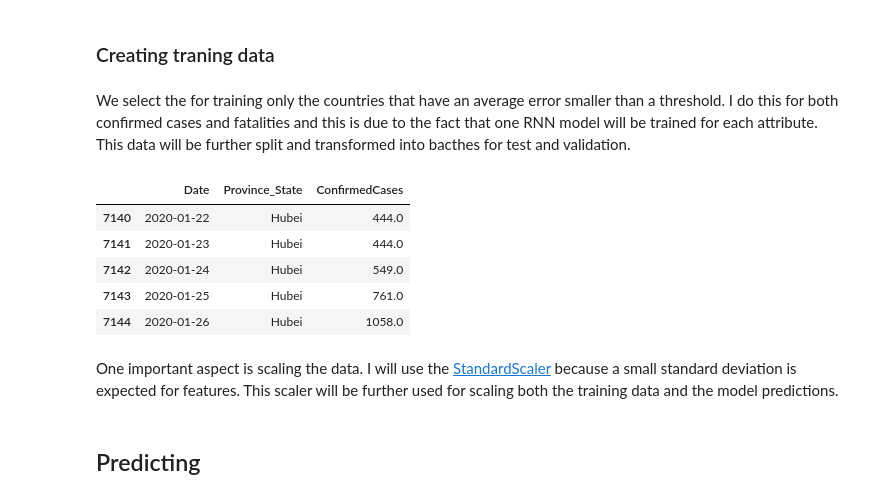
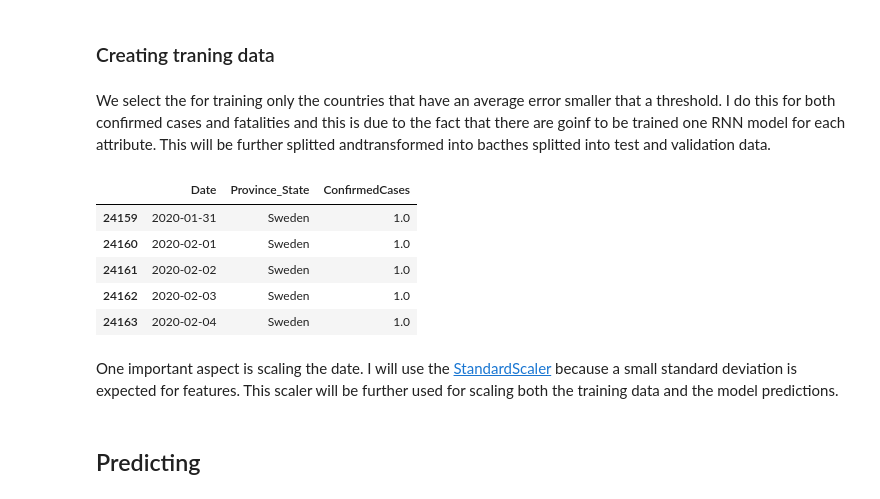
Before and after one commit to rdbch/COVID-19-Forecast, a Jupyter notebook: notebooks/Covid_19_spread_prediction_rnn.ipynb, the cells around one changed output. Cells and saved outputs as stored; diff of their text form; code cells hidden in the pictures.

```diff
--- a/notebooks/Covid_19_spread_prediction_rnn.ipynb
+++ b/notebooks/Covid_19_spread_prediction_rnn.ipynb
@@ -58,7 +58,7 @@ torch.backends.cudnn.deterministic = True
 # %% [markdown]
 ### Globals
 # %%
-COUNTRY      = 'Italy'
+COUNTRY      = 'Romania'
 DEVICE       = 'cpu'
 TRAIN_UP_TO  = pd.to_datetime('2020-04-25')
 # %% [markdown]
@@ -121,27 +129,27 @@ display(errorData.sort_values(by='deathError').head())
 # %% [markdown]
 ### Creating traning data
 # %% [markdown]
-We select the for training only the countries that have an average error smaller than a threshold. I do this for both confirmed cases and fatalities and this is due to the fact that one RNN model will be trained for each attribute. This data will be further split and transformed into bacthes for test and validation.
+We select the for training only the countries that have an average error smaller that a threshold. I do this for both confirmed cases and fatalities and this is due to the fact that there are goinf to be trained one RNN model for each attribute. This will be further splitted andtransformed into bacthes splitted into test and validation data.
 # %%
 confData = dataUtils.get_target_data(allData, errorData,
-                                     errorThresh = .51,
+                                     errorThresh = .75,
                                      country     = COUNTRY,
                                      target      = 'confirmed')
 deadData = dataUtils.get_target_data(allData, errorData,
-                                     errorThresh = .51,
+                                     errorThresh = .60,
                                      country     = COUNTRY,
                                      target      = 'fatalities')
 
 confData.head()
 # %% [output]
 |  | Date | Province_State | ConfirmedCases |
-| 7140 | 2020-01-22 | Hubei | 444.0 |
-| 7141 | 2020-01-23 | Hubei | 444.0 |
-| 7142 | 2020-01-24 | Hubei | 549.0 |
-| 7143 | 2020-01-25 | Hubei | 761.0 |
-| 7144 | 2020-01-26 | Hubei | 1058.0 |
+| 24159 | 2020-01-31 | Sweden | 1.0 |
+| 24160 | 2020-02-01 | Sweden | 1.0 |
+| 24161 | 2020-02-02 | Sweden | 1.0 |
+| 24162 | 2020-02-03 | Sweden | 1.0 |
+| 24163 | 2020-02-04 | Sweden | 1.0 |
 # %% [markdown]
-One important aspect is scaling the data. I will use the [StandardScaler](https://scikit-learn.org/stable/modules/generated/sklearn.preprocessing.StandardScaler.html) because a small standard deviation is expected for features. This scaler will be further used for scaling both the training data and the model predictions.
+One important aspect is scaling the date. I will use the [StandardScaler](https://scikit-learn.org/stable/modules/generated/sklearn.preprocessing.StandardScaler.html) because a small standard deviation is expected for features. This scaler will be further used for scaling both the training data and the model predictions.
 # %%
 confScaler = dataUtils.get_scaler(confData, 'confirmed')
 deadScaler = dataUtils.get_scaler(deadData, 'fatalities')
```
Also changed, not shown: parts of 33 cells of this notebook.
